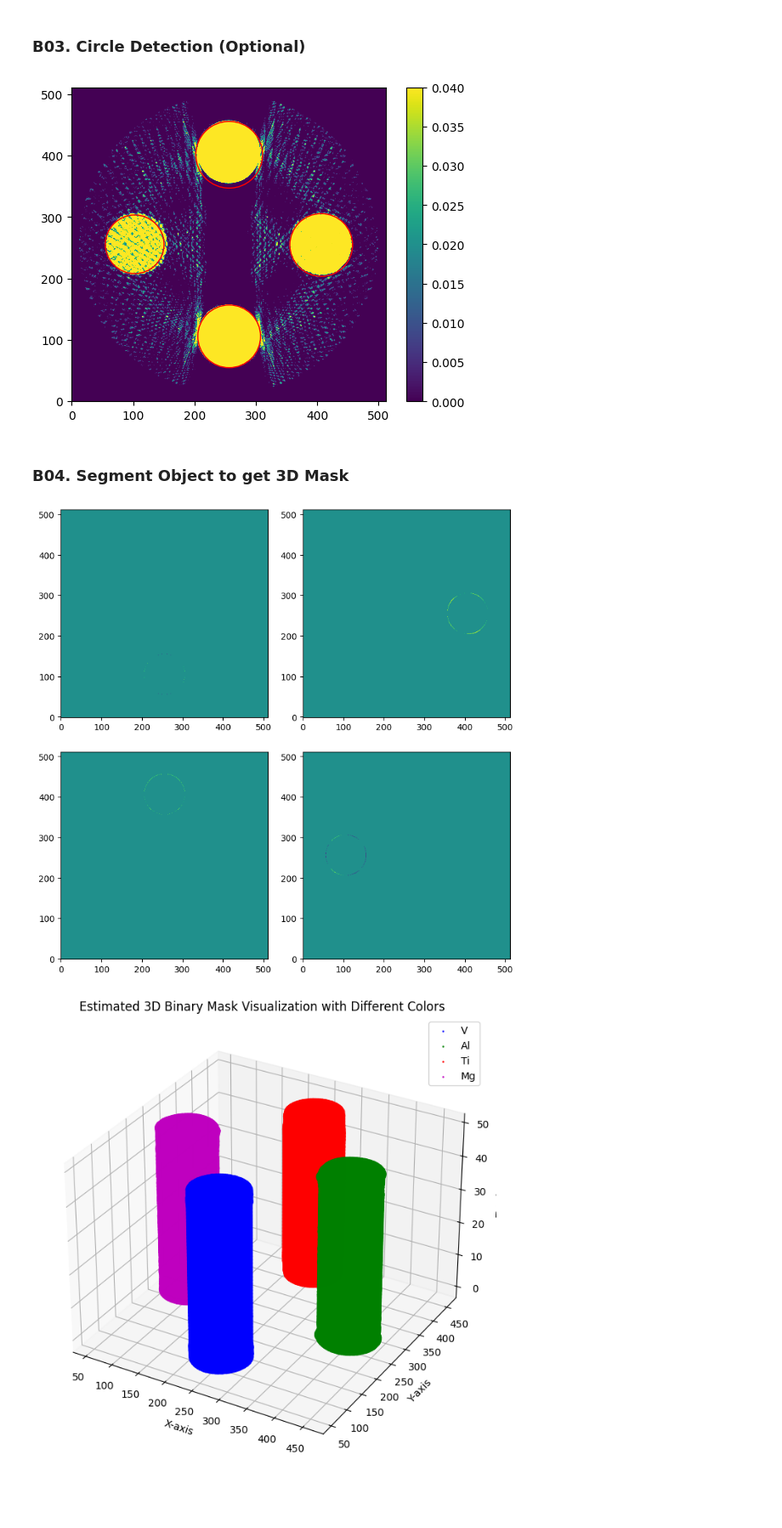
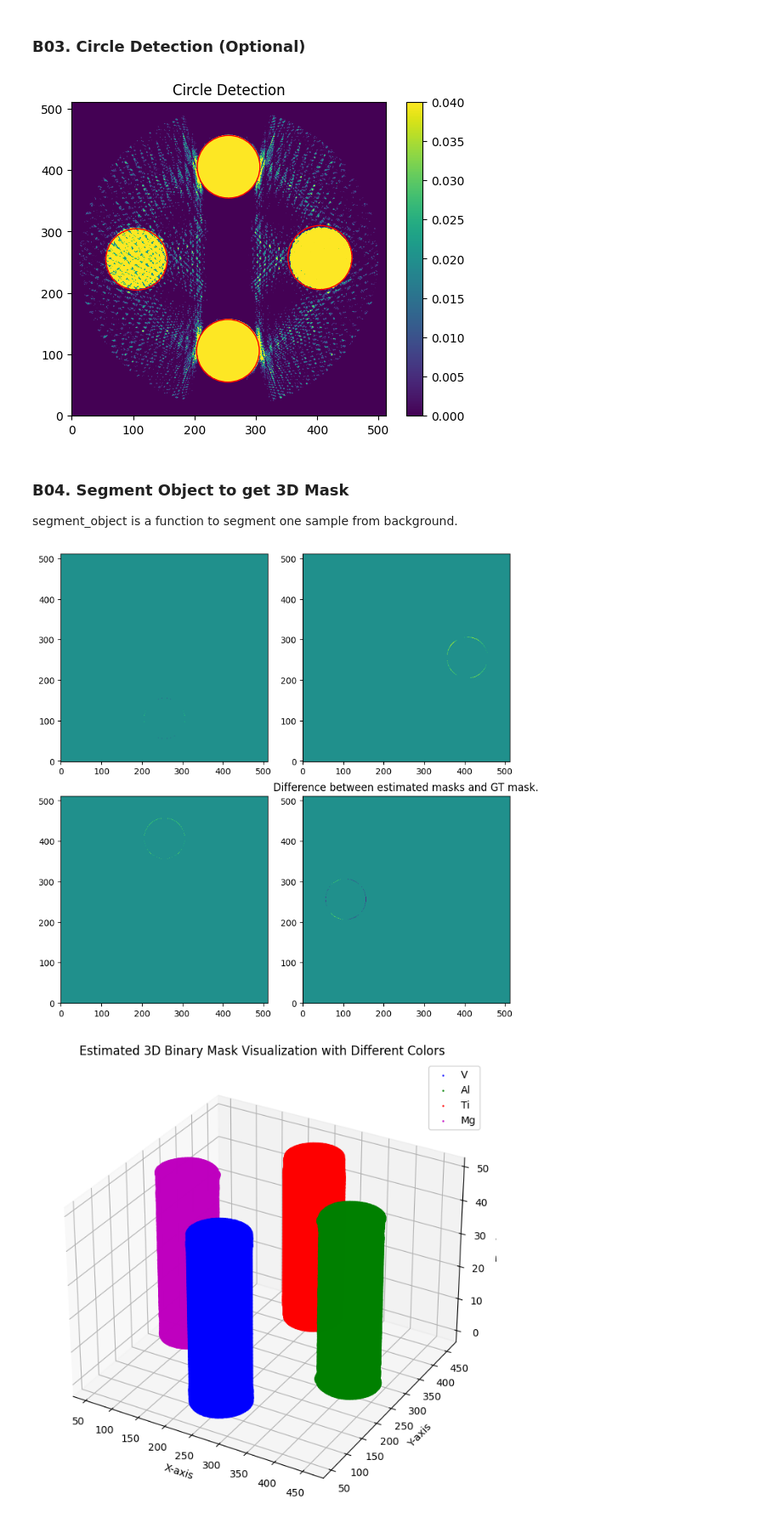
Before and after one commit to cabouman/xcal, a Jupyter notebook: examples/T01_MBSC_LEAP_RS_3Volt_1Filter_1Detector_4Sample.ipynb, the cells around one changed output. Shown at 85% size. Saved outputs shown, nothing was run; the diff lists cells and outputs as text; code cells hidden in the pictures; blank space fills up the shorter version.

```diff
--- a/examples/T01_MBSC_LEAP_RS_3Volt_1Filter_1Detector_4Sample.ipynb
+++ b/examples/T01_MBSC_LEAP_RS_3Volt_1Filter_1Detector_4Sample.ipynb
@@ -404,8 +409,14 @@ plt.colorbar()
 # Get the current axes.
 ax = plt.gca()
 circles = detect_hough_circles(recon[25], radius_range=(45, 55), vmin=0.00, vmax=0.02, min_dist=200,HoughCircles_params2=10)
-circles = sorted(circles, key=lambda x: math.atan2(x[1]-255.5, x[0]-255.5))
-# Create and add circles to the plot.
+# Define a small threshold for values close to zero
+threshold = 2
+# Sort circles by angle, setting values close to zero to 0
+circles = sorted(circles, key=lambda x: math.atan2(
+    0 if abs(x[1] - 255.5) < threshold else x[1] - 255.5,
+    0 if abs(x[0] - 255.5) < threshold else x[0] - 255.5
+
+))# Create and add circles to the plot.
 for x, y, radius in circles:
     circle = Circle((x, y), radius, color='red', fill=False)
     ax.add_patch(circle)
@@ -413,10 +424,12 @@ for x, y, radius in circles:
 # Optionally set the aspect of the plot to be equal.
 # This makes sure that the circles are not skewed.
 ax.set_aspect('equal')
-
+plt.title('Circle Detection')
 # Show the plot with the circles.
 plt.show()
 # %% [output]
-[figure, old version]
+[figure, new version]
 # %% [markdown]
 ### B04. Segment Object to get 3D Mask
+
+segment_object is a function to segment one sample from background.
@@ -447,18 +462,19 @@ for vi,cir in enumerate(circles):
 # %%
 fig, axs = plt.subplots(2, 2, figsize=(8, 8))
 
 for j in range(len(est_mask_list)):
     ax = axs.flat[j]
     est_mask = est_mask_list[j]
     gtmask = mask_list[(j)%len(est_mask_list)]
     # Display the image
 #     ax.imshow(est_mask[25],origin='lower')
     ax.imshow(est_mask[25].astype('float32')-gtmask[25].astype('float32'),vmin=-1,vmax=1,origin='lower')
 # Adjust the layout
 plt.tight_layout()
+plt.title('Difference between estimated masks and GT mask.')
 plt.show()
 # %% [output]
-[figure, old version]
+[figure, new version]
 # %%
 # Define colors for each mask
 colors = ['b', 'g', 'r', 'm']  # Blue, Green, Red, Magenta for each est_mask
```
Also changed, not shown: parts of 16 cells of this notebook, 1 other file.
